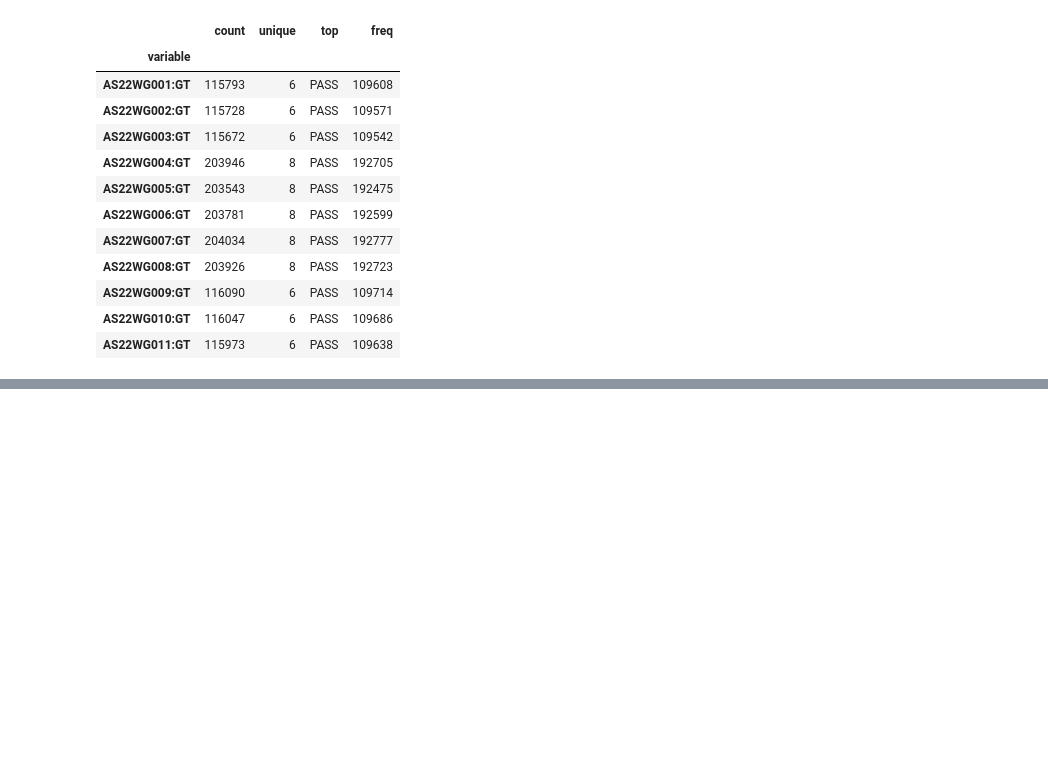
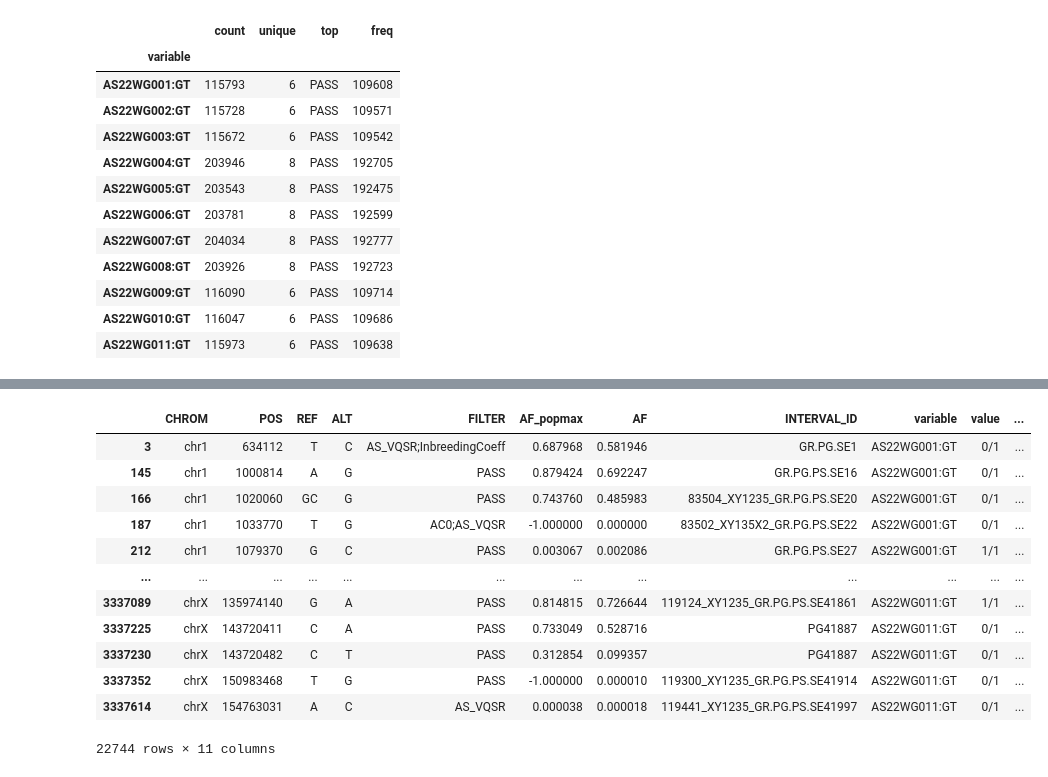
Before and after one commit to Toozig/WGS_DSD, a Jupyter notebook: test_run/report.ipynb, the cells around one changed output, grey strips where cells are left out. Cells and saved outputs as stored; diff of their text form; code cells hidden in the pictures; blank space fills up the shorter version.

```diff
--- a/test_run/report.ipynb
+++ b/test_run/report.ipynb
@@ -251,0 +283,18 @@ None
+# %%
+# create a df of al the variant in the new df that are not in the old
+new_variants = df_f[~df_f.ID.isin(df4_f.ID)]
+new_variants
+# %% [output]
+|  | CHROM | POS | REF | ALT | FILTER | AF_popmax | AF | INTERVAL_ID | variable | value | ... |
+| 3 | chr1 | 634112 | T | C | AS_VQSR;InbreedingCoeff | 0.687968 | 0.581946 | GR.PG.SE1 | AS22WG001:GT | 0/1 | ... |
+| 145 | chr1 | 1000814 | A | G | PASS | 0.879424 | 0.692247 | GR.PG.PS.SE16 | AS22WG001:GT | 0/1 | ... |
+| 166 | chr1 | 1020060 | GC | G | PASS | 0.743760 | 0.485983 | 83504_XY1235_GR.PG.PS.SE20 | AS22WG001:GT | 0/1 | ... |
+| 187 | chr1 | 1033770 | T | G | AC0;AS_VQSR | -1.000000 | 0.000000 | 83502_XY135X2_GR.PG.PS.SE22 | AS22WG001:GT | 0/1 | ... |
+| 212 | chr1 | 1079370 | G | C | PASS | 0.003067 | 0.002086 | GR.PG.PS.SE27 | AS22WG001:GT | 1/1 | ... |
+| ... | ... | ... | ... | ... | ... | ... | ... | ... | ... | ... | ... |
+| 3337089 | chrX | 135974140 | G | A | PASS | 0.814815 | 0.726644 | 119124_XY1235_GR.PG.PS.SE41861 | AS22WG011:GT | 1/1 | ... |
+| 3337225 | chrX | 143720411 | C | A | PASS | 0.733049 | 0.528716 | PG41887 | AS22WG011:GT | 0/1 | ... |
+| 3337230 | chrX | 143720482 | C | T | PASS | 0.312854 | 0.099357 | PG41887 | AS22WG011:GT | 0/1 | ... |
+| 3337352 | chrX | 150983468 | T | G | PASS | -1.000000 | 0.000010 | 119300_XY1235_GR.PG.PS.SE41914 | AS22WG011:GT | 0/1 | ... |
+| 3337614 | chrX | 154763031 | A | C | AS_VQSR | 0.000038 | 0.000018 | 119441_XY1235_GR.PG.PS.SE41997 | AS22WG011:GT | 0/1 | ... |
+22744 rows × 11 columns
```
Also changed, not shown: parts of 15 cells of this notebook, 2 other files.
